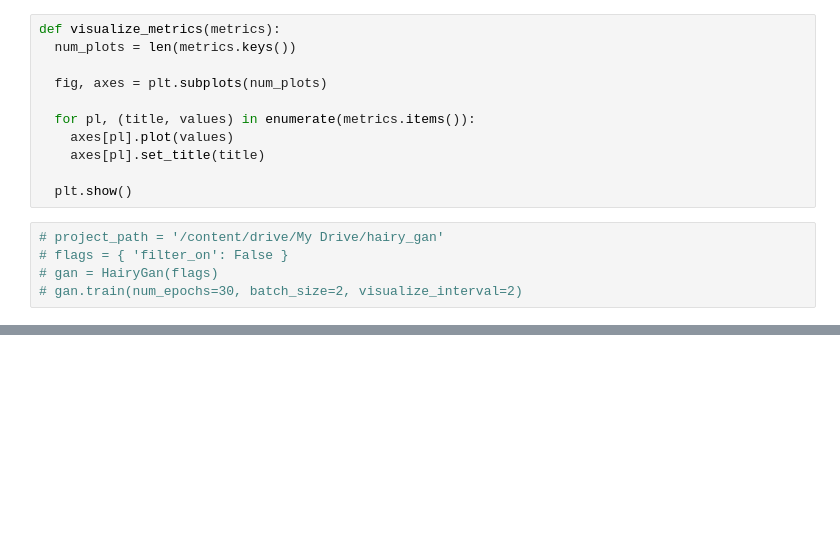
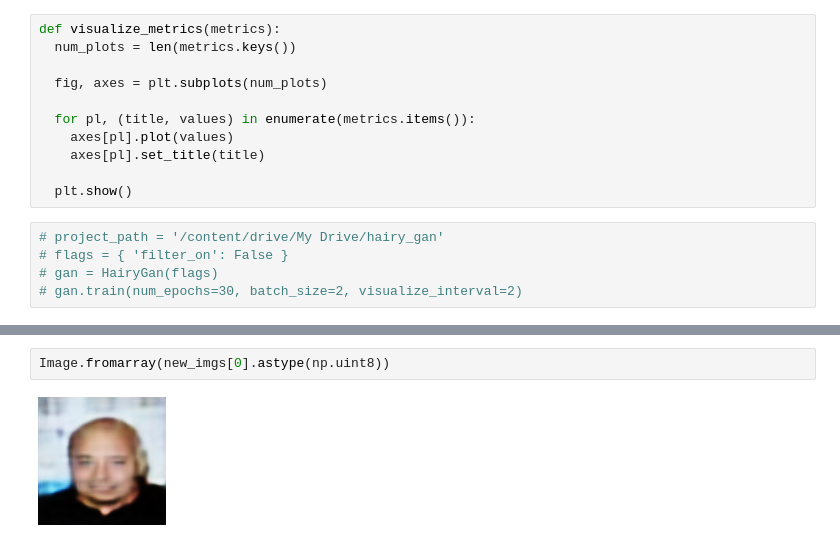
Before and after one commit to GarlandZhang/hairy_gan, a Jupyter notebook: hairy_gan.ipynb, the cells around one changed output, grey strips where cells are left out. Drawn from its saved outputs; the diff is of its cells as text; blank space fills up the shorter version.

```diff
--- a/hairy_gan.ipynb
+++ b/hairy_gan.ipynb
@@ -621,0 +694,4 @@ gan.dc.predict([new_imgs, attrs])
+# %%
+Image.fromarray(new_imgs[0].astype(np.uint8))
+# %% [output]
+[figure, added]
```
Also changed, not shown: parts of 14 cells of this notebook.
